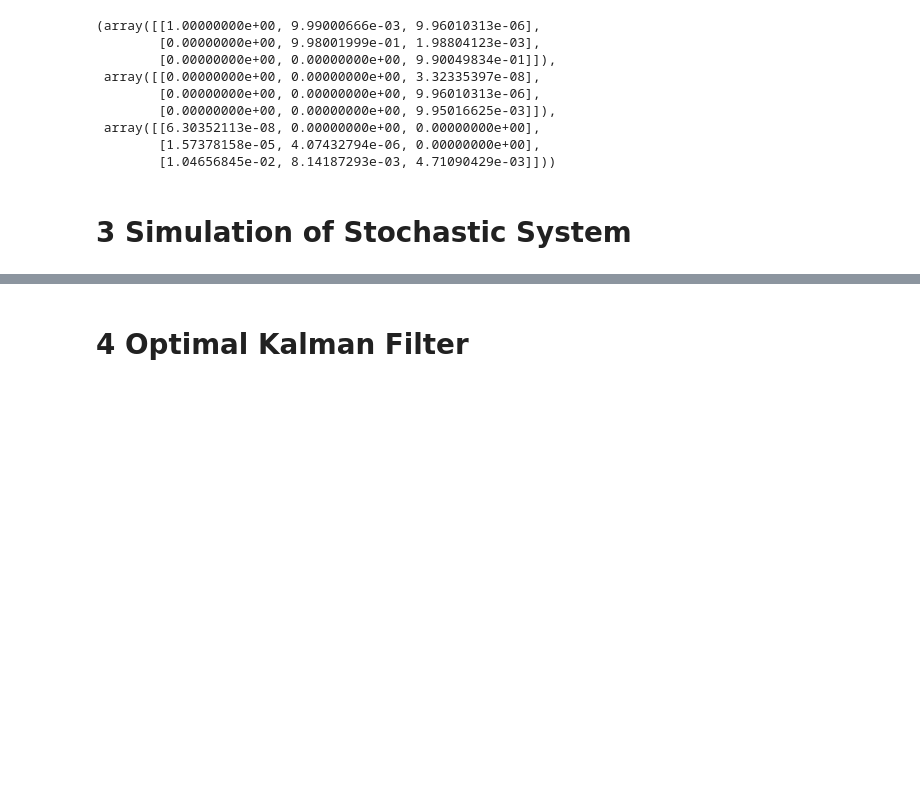
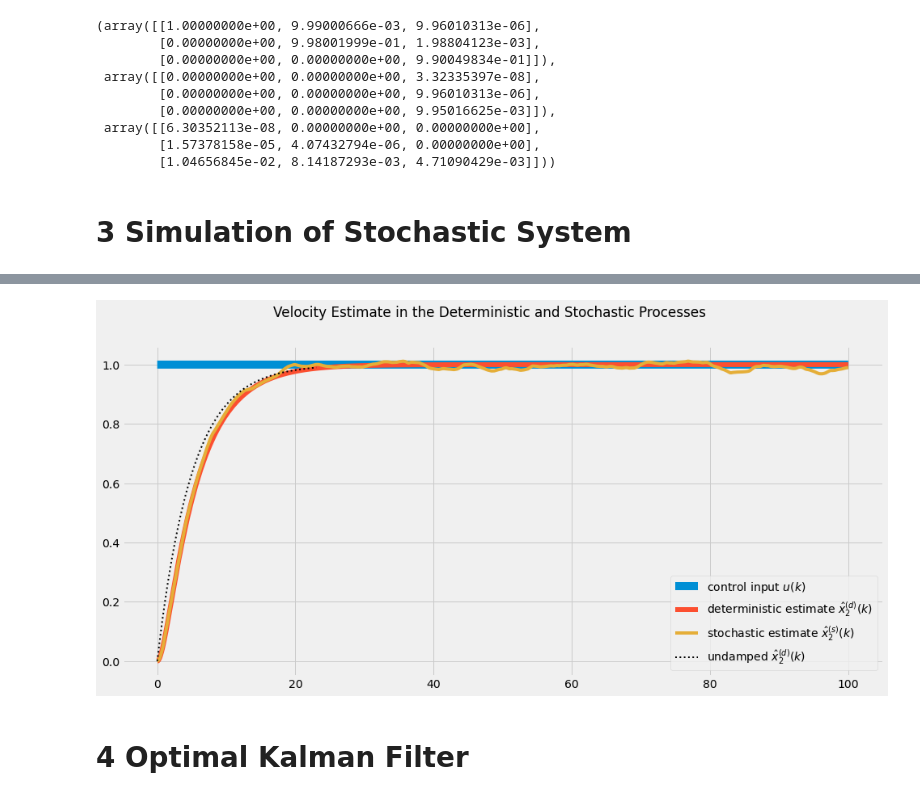
Before and after one commit to fonstelien/TEK4050, a Jupyter notebook: project/project.ipynb, the cells around one changed output, grey strips where cells are left out. Saved outputs shown, nothing was run; the diff lists cells and outputs as text; code cells hidden in the pictures; blank space fills up the shorter version.

```diff
--- a/project/project.ipynb
+++ b/project/project.ipynb
@@ -210,6 +332,6 @@ Fi, La, Ga
 # %%
 t = np.arange(0., tf+dt, dt)
 n = t.size
-u = np.vstack((np.zeros(n),
-               np.zeros(n),
-               np.ones(n)))
+u = np.zeros((3,n))
+u[2,:] = 1
+u
@@ -216,7 +344,4 @@ u = np.vstack((np.zeros(n),
 # %%
 # Deterministic process
 Fi, La = c2d_determnistic(F, L, dt)
-xd = np.zeros((3, n))
-
-for k in range(n-1):
-    xd[:,k+1,np.newaxis] = Fi@xd[:,k,np.newaxis] + La@u[:,k,np.newaxis]
+xd = run_deterministic(u, Fi, La)
@@ -229,10 +347,0 @@ plt.plot(t, u[2,:])
-# %%
-def run_stochastic(u, v, Fi, La, Ga):
-    '''Runs simulation of stochastic system.'''
-    _, n = u.shape
-    x = np.zeros(u.shape)
-
-    for k in range(n-1):
-        x[:,k+1,np.newaxis] = Fi@x[:,k,np.newaxis] + La@u[:,k,np.newaxis] + Ga@v[:,k,np.newaxis]
-
-    return x
@@ -239,6 +350,5 @@ def run_stochastic(u, v, Fi, La, Ga):
 # %%
+v = np.zeros((3,n))
+v[2,:] = np.random.randn(n)
 Fi, La, Ga = c2d_stochastic(F, L, G, Q, dt)
-v = np.vstack((np.zeros(n),
-               np.zeros(n),
-               np.random.randn(n)))
 xs = run_stochastic(u, v, Fi, La, Ga)
@@ -252,3 +357,16 @@ plt.plot(t, u[2,:])
+# %%
+fig, axes = plt.subplots(ncols=1, nrows=1, sharex=True, sharey=True, figsize=(15,7))
+fig.suptitle(r'Velocity Estimate in the Deterministic and Stochastic Processes')
+
+ax = axes
+ax.plot(t, u[2], lw=10)
+ax.plot(t, xd[1], lw=6)
+ax.plot(t, xs[1], lw=4)
+ax.plot(t[(m:=(x:=1-np.exp(-t/T2))<.99)], x[m], lw=2, ls=':', color='0')
+ax.legend([r'control input $u(k)$', r'deterministic estimate $\hat{x}_2^{(d)}(k)$', r'stochastic estimate $\hat{x}_2^{(s)}(k)$', r'undamped $\hat{x}_2^{(d)}(k)$'])
+plt.show()
+# %% [output]
+[figure, added]
 # %% [markdown]
 # 4 Optimal Kalman Filter
 # %%
```
Also changed, not shown: parts of 24 cells of this notebook.
